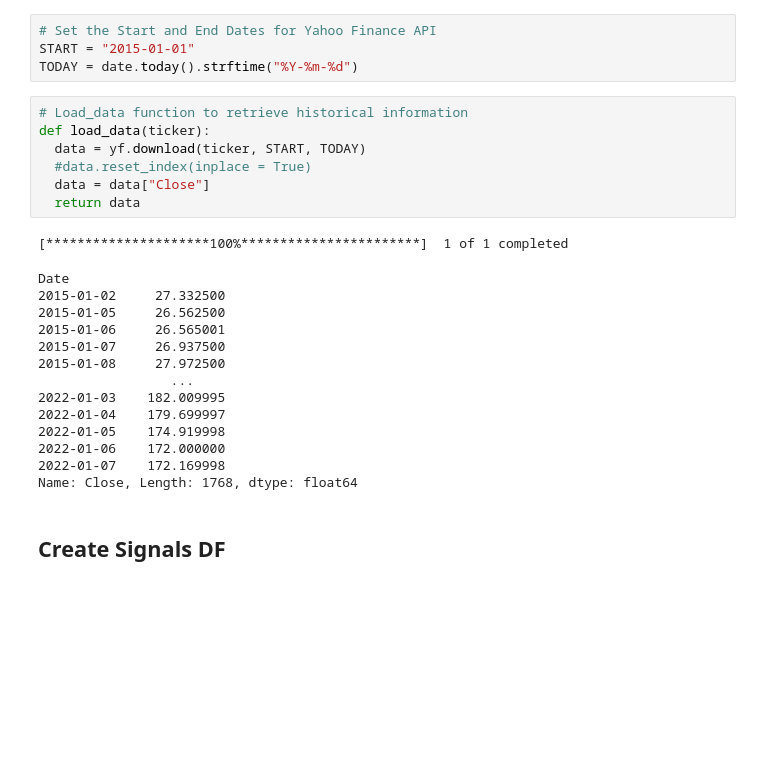
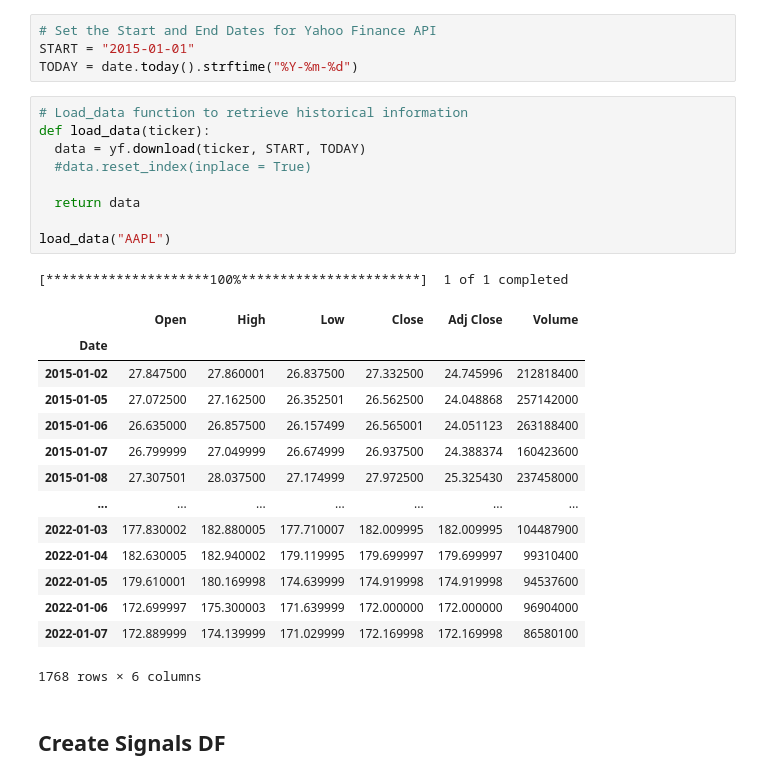
Before and after one commit to SpeedsMach5/Mega-Sharks_Q_Branch, a Jupyter notebook: dmac_strategy.ipynb, the cells around one changed output. Cells and saved outputs as stored; diff of their text form; blank space fills up the shorter version.

```diff
--- a/dmac_strategy.ipynb
+++ b/dmac_strategy.ipynb
@@ -20,25 +20,28 @@ TODAY = date.today().strftime("%Y-%m-%d")
 # %%
 # Load_data function to retrieve historical information
 def load_data(ticker):
   data = yf.download(ticker, START, TODAY)
   #data.reset_index(inplace = True)
-  data = data["Close"]
+
   return data
+
+load_data("AAPL")
 # %% [output]
 [*********************100%***********************]  1 of 1 completed
+|  | Open | High | Low | Close | Adj Close | Volume |
+| Date |  |  |  |  |  |  |
+| 2015-01-02 | 27.847500 | 27.860001 | 26.837500 | 27.332500 | 24.745996 | 212818400 |
+| 2015-01-05 | 27.072500 | 27.162500 | 26.352501 | 26.562500 | 24.048868 | 257142000 |
+| 2015-01-06 | 26.635000 | 26.857500 | 26.157499 | 26.565001 | 24.051123 | 263188400 |
+| 2015-01-07 | 26.799999 | 27.049999 | 26.674999 | 26.937500 | 24.388374 | 160423600 |
+| 2015-01-08 | 27.307501 | 28.037500 | 27.174999 | 27.972500 | 25.325430 | 237458000 |
+| ... | ... | ... | ... | ... | ... | ... |
+| 2022-01-03 | 177.830002 | 182.880005 | 177.710007 | 182.009995 | 182.009995 | 104487900 |
+| 2022-01-04 | 182.630005 | 182.940002 | 179.119995 | 179.699997 | 179.699997 | 99310400 |
+| 2022-01-05 | 179.610001 | 180.169998 | 174.639999 | 174.919998 | 174.919998 | 94537600 |
+| 2022-01-06 | 172.699997 | 175.300003 | 171.639999 | 172.000000 | 172.000000 | 96904000 |
+| 2022-01-07 | 172.889999 | 174.139999 | 171.029999 | 172.169998 | 172.169998 | 86580100 |
-Date
-2015-01-02     27.332500
-2015-01-05     26.562500
-2015-01-06     26.565001
-2015-01-07     26.937500
-2015-01-08     27.972500
-                 ...
-2022-01-03    182.009995
-2022-01-04    179.699997
-2022-01-05    174.919998
-2022-01-06    172.000000
-2022-01-07    172.169998
-Name: Close, Length: 1768, dtype: float64
+1768 rows × 6 columns
 # %% [markdown]
 ## Create Signals DF
 # %%
```
Also changed, not shown: parts of 6 cells of this notebook.
